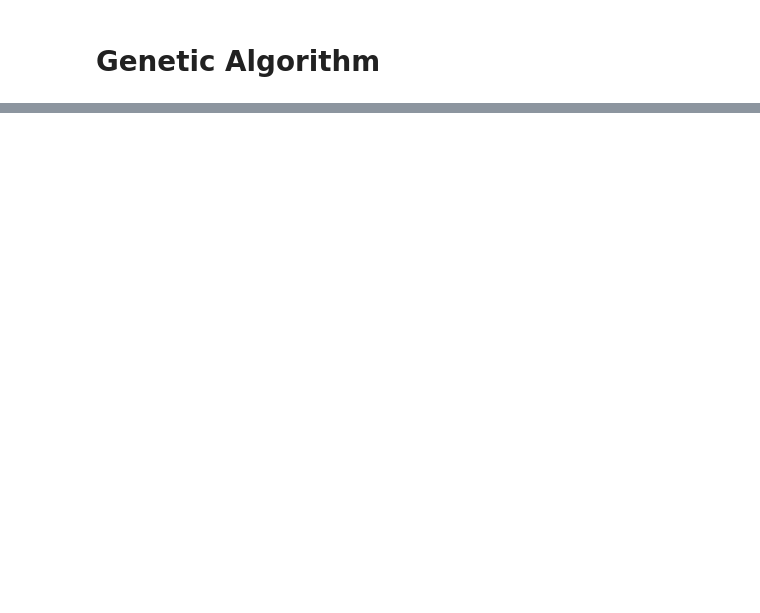
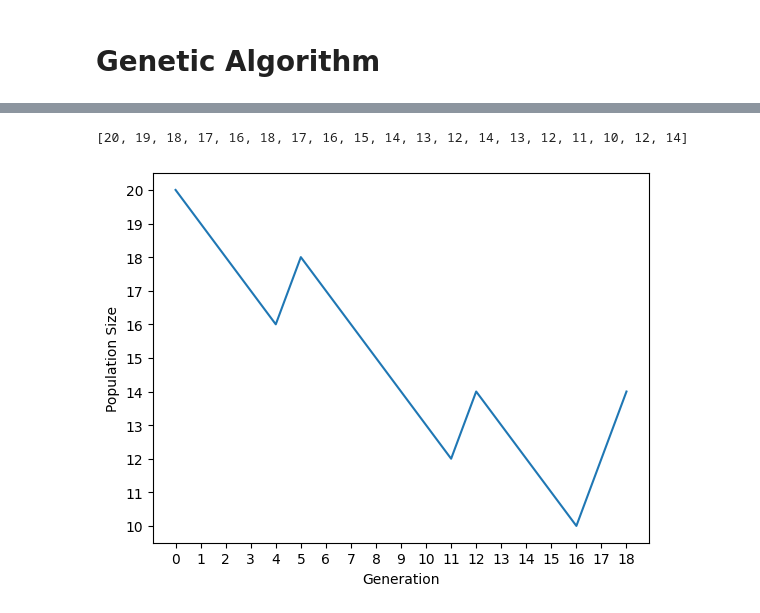
Before and after one commit to matemeglecz/neural_network_optimization_ga, a Jupyter notebook: neural-networks-hw.ipynb, the cells around one changed output, grey strips where cells are left out. Cells and saved outputs as stored; diff of their text form; code cells hidden in the pictures; blank space fills up the shorter version.

```diff
--- a/neural-networks-hw.ipynb
+++ b/neural-networks-hw.ipynb
@@ -658,0 +610,23 @@ NameError: ignored
+# %%
+pop_sizes = []
+
+for g in losses_in_gen:
+    pop_sizes.append(len(g))
+
+print(pop_sizes)
+# %% [output]
+[20, 19, 18, 17, 16, 18, 17, 16, 15, 14, 13, 12, 14, 13, 12, 11, 10, 12, 14]
+# %%
+plt.rcdefaults()
+plt.figure().clear()
+plt.ylabel("Population Size")
+plt.xlabel("Generation")
+
+plt.xticks(np.arange(0, 18 + 1, 1.0))
+plt.yticks(np.arange(min(pop_sizes), max(pop_sizes) + 1, 1))
+
+plt.plot(pop_sizes)
+
+plt.savefig("pop-size-gen.png")
+# %% [output]
+[figure, added]
```
Also changed, not shown: parts of 30 cells of this notebook, 2 other files.
